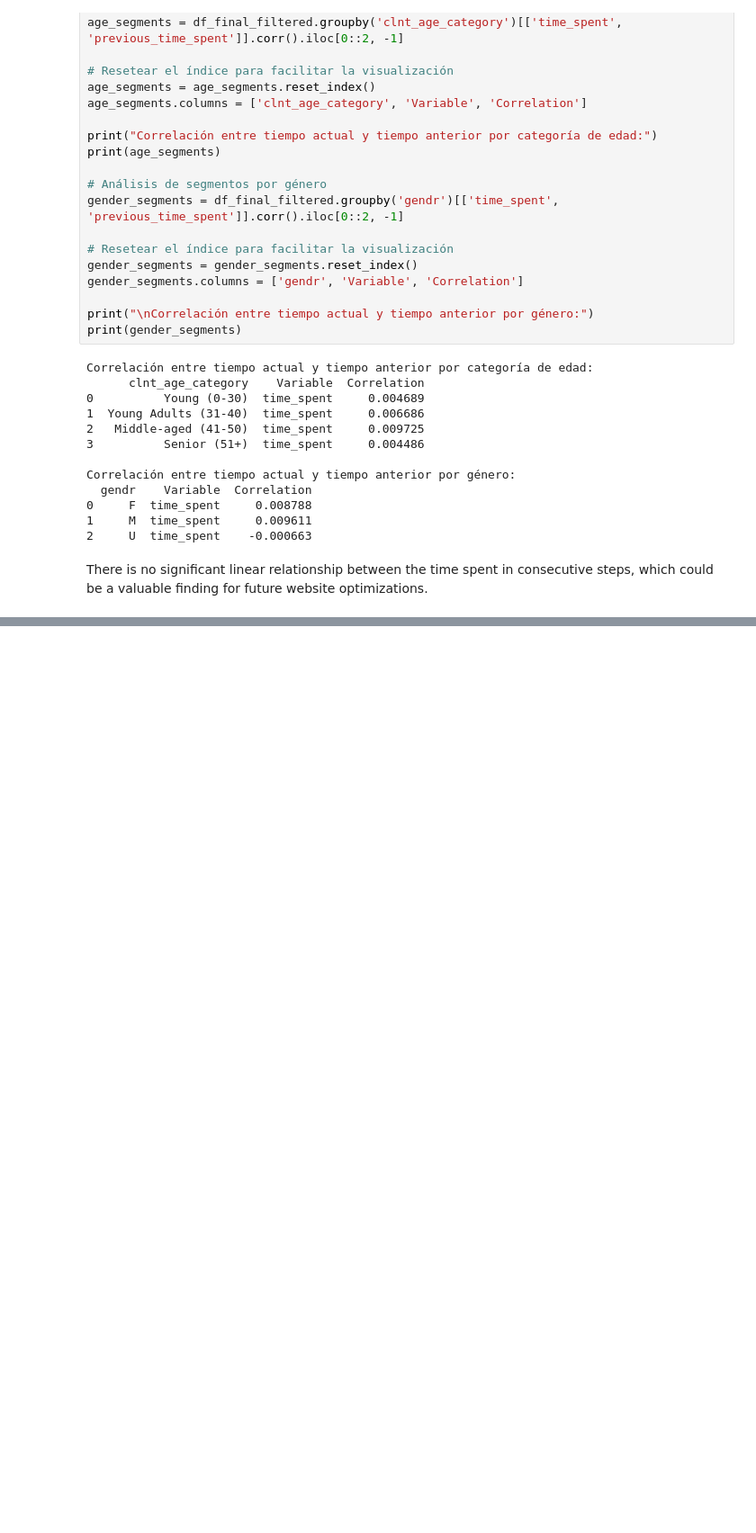
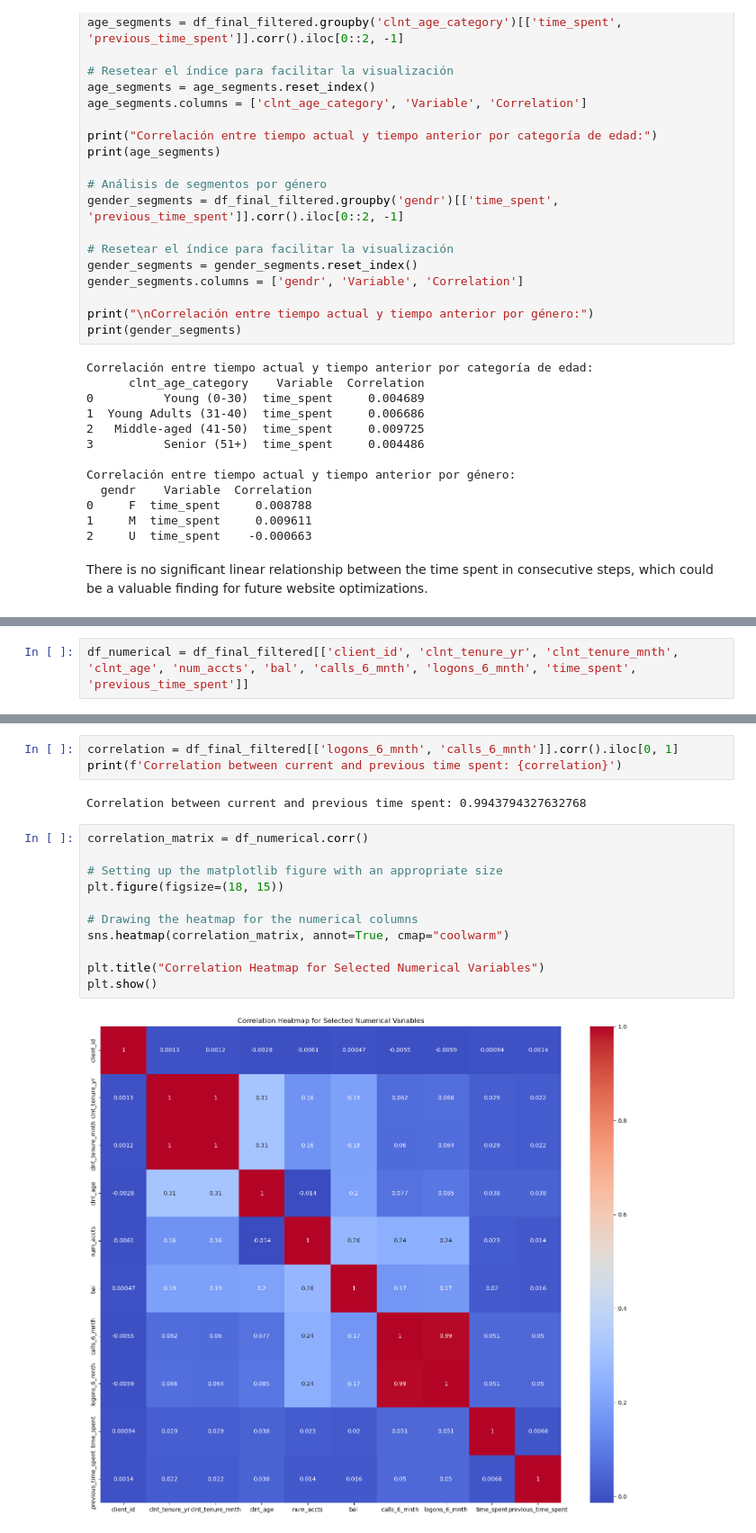
Before and after one commit to beatranche/Project-2, a Jupyter notebook: main.ipynb, the cells around one changed output, grey strips where cells are left out. Shown: that part at 90% size. Saved outputs shown, nothing was run; the diff lists cells and outputs as text; blank space fills up the shorter version.

```diff
--- a/main.ipynb
+++ b/main.ipynb
@@ -769,0 +779,2 @@ There is no significant linear relationship between the time spent in consecutiv
+# %%
+df_numerical = df_final_filtered[['client_id', 'clnt_tenure_yr', 'clnt_tenure_mnth', 'clnt_age', 'num_accts', 'bal', 'calls_6_mnth', 'logons_6_mnth', 'time_spent', 'previous_time_spent']]
@@ -769,0 +796,18 @@ There is no significant linear relationship between the time spent in consecutiv
+# %%
+correlation = df_final_filtered[['logons_6_mnth', 'calls_6_mnth']].corr().iloc[0, 1]
+print(f'Correlation between current and previous time spent: {correlation}')
+# %% [output]
+Correlation between current and previous time spent: 0.9943794327632768
+# %%
+correlation_matrix = df_numerical.corr()
+
+# Setting up the matplotlib figure with an appropriate size
+plt.figure(figsize=(18, 15))
+
+# Drawing the heatmap for the numerical columns
+sns.heatmap(correlation_matrix, annot=True, cmap="coolwarm")
+
+plt.title("Correlation Heatmap for Selected Numerical Variables")
+plt.show()
+# %% [output]
+[figure, added]
```
Also changed, not shown: parts of 2 cells of this notebook.
